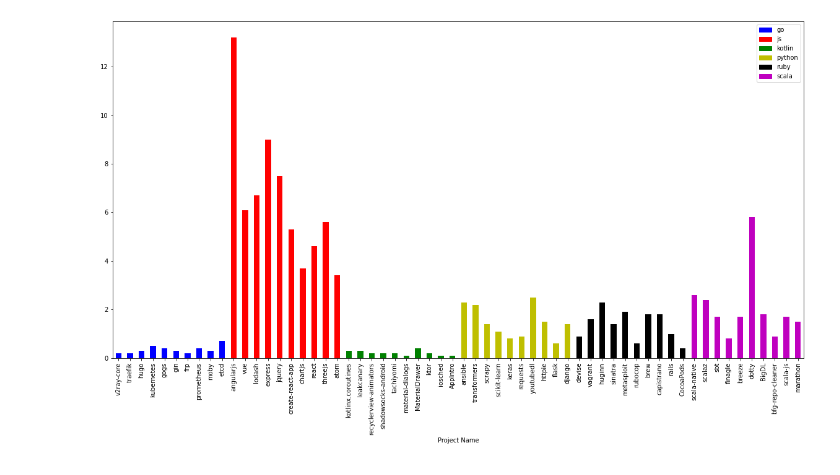
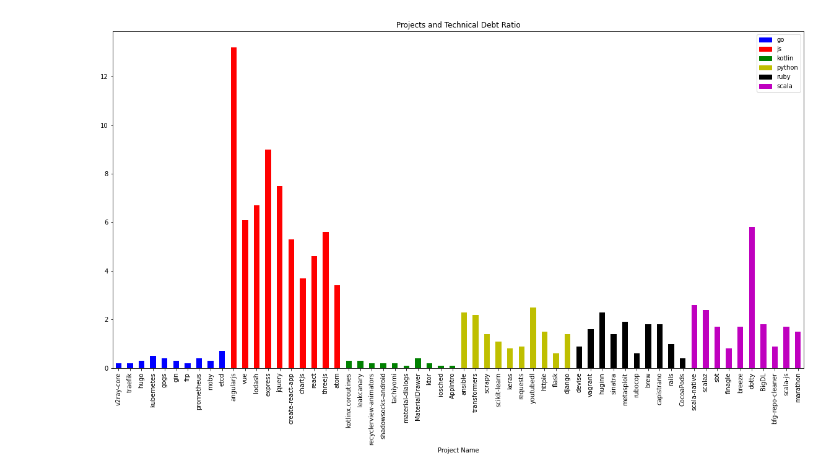
Before and after one commit to rhaeguard/static-vs-dynamic-research-project, a Jupyter notebook: scripts/data-collection/visualize.ipynb, the cells around one changed output. Saved outputs shown, nothing was run; the diff lists cells and outputs as text; code cells hidden in the pictures.

```diff
--- a/scripts/data-collection/visualize.ipynb
+++ b/scripts/data-collection/visualize.ipynb
@@ -6,7 +6,7 @@ import matplotlib.pyplot as plt
 plt.rcParams["figure.figsize"] = [20, 10]
 # %%
 def read_db_from_dump():
-    return pd.read_csv("data_dump.csv")[["Project Name", "Project Language", "Technical Debt Ratio", "Number of Lines of Code"]]
+    return pd.read_csv("data_dump.csv")[["Project Name", "Project Language", "Technical Debt Ratio", "Number of Lines of Code", "Technical Debt"]]
 # %%
 df = read_db_from_dump()
 df = df.sort_values(by="Project Language")
@@ -17,21 +17,21 @@ for l in langz:
     if l not in languages:
         languages.append(l)
 # %%
-df["SNTDR"] = df["Technical Debt Ratio"] / df["Number of Lines of Code"]
+df["SNTDR"] = df["Technical Debt"] / df["Number of Lines of Code"]
 # %%
 import matplotlib.patches as mpatches
 
 available_colors = ('b', 'r', 'g', 'y', 'k', 'm')
 colors = []
 for c in available_colors:
     colors = colors + [c] * 10
 
 patches = []
 for i, c in enumerate(available_colors):
     patches.append(mpatches.Patch(color=c, label=languages[i]))
 
-ax = df.plot.bar(x="Project Name", y='Technical Debt Ratio', rot=90, color=colors)
+ax = df.plot.bar(x="Project Name", y='Technical Debt Ratio', rot=90, color=colors, title="Projects and Technical Debt Ratio")
 ax.legend(handles=patches)
 ax.get_figure().savefig('tdr.jpg')
 # %% [output]
-[figure, old version]
+[figure, new version]
```
Also changed, not shown: parts of 3 cells of this notebook, 27 other files.
